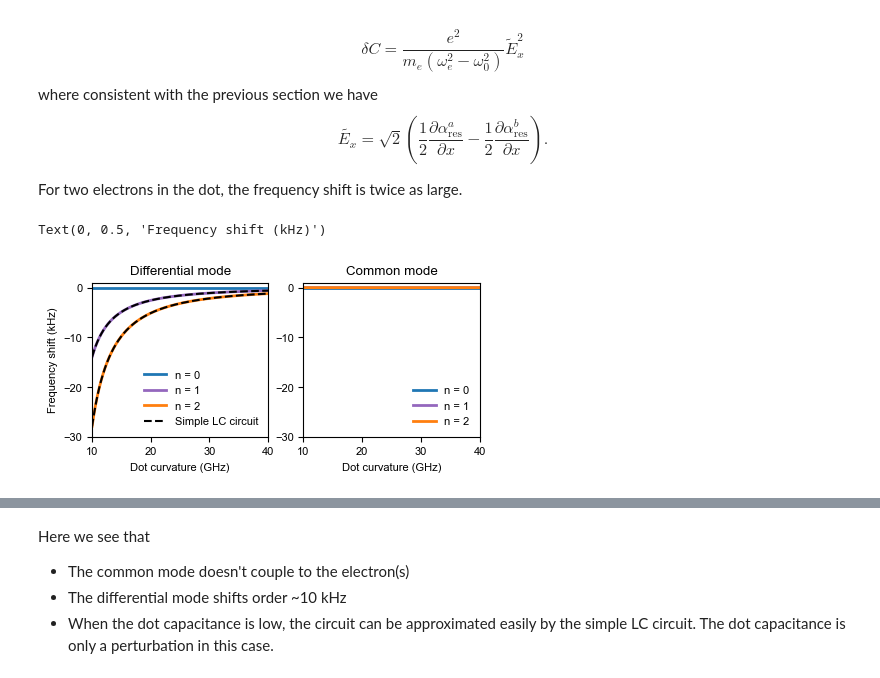
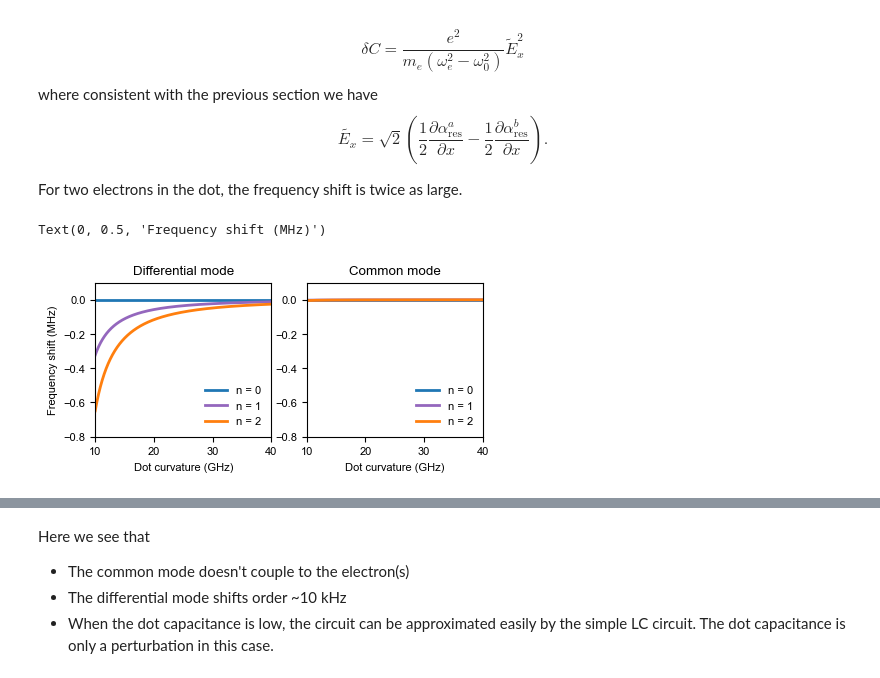
Before and after one commit to gkoolstra/quantum_electron, a Jupyter notebook: examples/98_electron_capacitance.ipynb, the cells around one changed output, grey strips where cells are left out. Drawn from its saved outputs; the diff is of its cells as text; code cells hidden in the pictures.

```diff
--- a/examples/98_electron_capacitance.ipynb
+++ b/examples/98_electron_capacitance.ipynb
@@ -253,0 +293,13 @@ array([2.00000008e+10, 5.75799708e+09, 5.95516860e+09])
+# %%
+params = {"Ca" : 8.80e-15 + 1.27e-15,
+          "Cb" : 9.57e-15 + 0.45e-15,
+          "Cs" : 0.85e-15,
+          "L" : 64.9e-9,
+          "Ltail" : 6.5e-9,
+          "omega_trap" : 2 * np.pi * 20e9,
+          "alpha_a_prime" : 0.2e6,
+          "alpha_b_prime" : -0.2e6}
+
+# efreqs = single_e_system(**params)
+efreqs, evecs = single_e_with_tail(**params)
+efreqs
@@ -335,5 +395,7 @@ and therefore $g_\mathrm{coupled} = \sqrt{2} g_\mathrm{LC}$. The $\sqrt{2}$ enha
 # %%
 for Ex in [0.25e6, 1e6]:
     Ex_tilde = np.sqrt(2) * (Ex - -Ex) / 2
+    f0_diff = np.sqrt(1 / (params['L'] * (0.5 * (params['Ca'] + params['Cb']) + 2 * params['Cs']))) / (2 * np.pi)
+    Z0_diff = np.sqrt(params['L'] / (0.5 * (params['Ca'] + params['Cb']) + 2 * params['Cs']))
     print(f"For Ex = {Ex/1e6:0.2f} V/µm, we expect 2g/2π = {2 * 1e-6 * 0.5 * elementary_charge * Ex_tilde * np.sqrt(Z0_diff * 2 * np.pi * f0_diff / electron_mass) / (2 * np.pi) : .1f} MHz")
 # %% [output]
@@ -375,45 +441,49 @@ For two electrons in the dot, the frequency shift is twice as large.
 # %%
 trap_curvatures = np.linspace(10e9, 40e9, 5001)
 
-eigenfrequencies_single_e = np.zeros((len(electron_freqs), 3))
-eigenfrequencies_double_e = np.zeros((len(electron_freqs), 4))
+# Mark here the order of the common mode and differential mode
+diff_mode_idx = 1
+comm_mode_idx = 0
+
+eigenfrequencies_single_e = np.zeros((len(trap_curvatures), 3))
+eigenfrequencies_double_e = np.zeros((len(trap_curvatures), 4))
 
 # Sweep the electron frequency
 for k, f_e in enumerate(trap_curvatures):
     params["omega_trap"] = 2 * np.pi * f_e
-    eigenfrequencies_single_e[k] = np.sort(single_e_system(**params))
-    eigenfrequencies_double_e[k] = np.sort(double_e_system(**params))
+    eigenfrequencies_single_e[k] = np.sort(single_e_with_tail(**params)[0])
+    eigenfrequencies_double_e[k] = np.sort(double_e_with_tail(**params)[0])
 
 fig, ax = plt.subplots(1, 2, figsize=(5, 2))
 
 # And from here we calculate the frequency shifts (measured from the bare values)
 ax[0].axhline(0, linestyle='-', lw=2, color='tab:blue', label='n = 0')
-ax[0].plot(trap_curvatures/1e9, 1e-3 * (eigenfrequencies_single_e[:, 0] - f0_diff), color='tab:purple', label='n = 1', lw=2)
-ax[0].plot(trap_curvatures/1e9, 1e-3 * (eigenfrequencies_double_e[:, 0] - f0_diff), color='tab:orange', label='n = 2', lw=2)
+ax[0].plot(trap_curvatures/1e9, 1e-6 * (eigenfrequencies_single_e[:, diff_mode_idx] - f0_diff), color='tab:purple', label='n = 1', lw=2)
+ax[0].plot(trap_curvatures/1e9, 1e-6 * (eigenfrequencies_double_e[:, diff_mode_idx] - f0_diff), color='tab:orange', label='n = 2', lw=2)
 ax[0].set_title("Differential mode")
 
 ax[1].axhline(0, linestyle='-', lw=2, color='tab:blue', label='n = 0')
-ax[1].plot(trap_curvatures/1e9, 1e-3 * (eigenfrequencies_single_e[:, 1] - f0_comm), color='tab:purple', label='n = 1', lw=2)
-ax[1].plot(trap_curvatures/1e9, 1e-3 * (eigenfrequencies_double_e[:, 1] - f0_comm), color='tab:orange', label='n = 2', lw=2)
+ax[1].plot(trap_curvatures/1e9, 1e-6 * (eigenfrequencies_single_e[:, comm_mode_idx] - f0_comm), color='tab:purple', label='n = 1', lw=2)
+ax[1].plot(trap_curvatures/1e9, 1e-6 * (eigenfrequencies_double_e[:, comm_mode_idx] - f0_comm), color='tab:orange', label='n = 2', lw=2)
 ax[1].set_title("Common mode")
 
 # Calculation of the capacitance change from the dispersive shift of the differential mode.
 # The expression comes from a simple LC model, but if the resonance frequency shifts agree then this expression should be valid.
-total_capacitance = params['c'] + 2 * params['cdot']
-Ex_tilde = np.sqrt(2) * (0.5 * params['alpha_plus_prime'] - 0.5 * params['alpha_minus_prime'])
+total_capacitance = 0.5 * (params['Ca'] + params['Cb']) + 2 * params['Cs']
+Ex_tilde = np.sqrt(2) * (0.5 * params['alpha_a_prime'] - 0.5 * params['alpha_b_prime'])
 delta_c = elementary_charge ** 2 / (electron_mass * (2 * np.pi) ** 2 * (trap_curvatures ** 2 - f0_diff ** 2)) * Ex_tilde ** 2
 simple_lc_shift = -f0_diff * 0.5 * delta_c / total_capacitance
 
-ax[0].plot(trap_curvatures/1e9, 1e-3* simple_lc_shift, '--', color='black', label="Simple LC circuit")
-ax[0].plot(trap_curvatures/1e9, 2*1e-3* simple_lc_shift, '--', color='black', label="")
+# ax[0].plot(trap_curvatures/1e9, 1e-6* simple_lc_shift, '--', color='black', label="Simple LC circuit")
+# ax[0].plot(trap_curvatures/1e9, 2*1e-6* simple_lc_shift, '--', color='black', label="")
 
 for k in [0, 1]:
-    ax[k].set_ylim([-30, 1])
+    ax[k].set_ylim([-0.8, 0.1])
     ax[k].set_xlabel("Dot curvature (GHz)")
     ax[k].set_xlim(trap_curvatures.min()/1e9, trap_curvatures.max()/1e9)
     ax[k].legend(loc=4, frameon=False)
 
-ax[0].set_ylabel("Frequency shift (kHz)")
+ax[0].set_ylabel("Frequency shift (MHz)")
 # %% [output]
-Text(0, 0.5, 'Frequency shift (kHz)')
+Text(0, 0.5, 'Frequency shift (MHz)')
-[figure, old version]
+[figure, new version]
```
Also changed, not shown: parts of 22 cells of this notebook.
